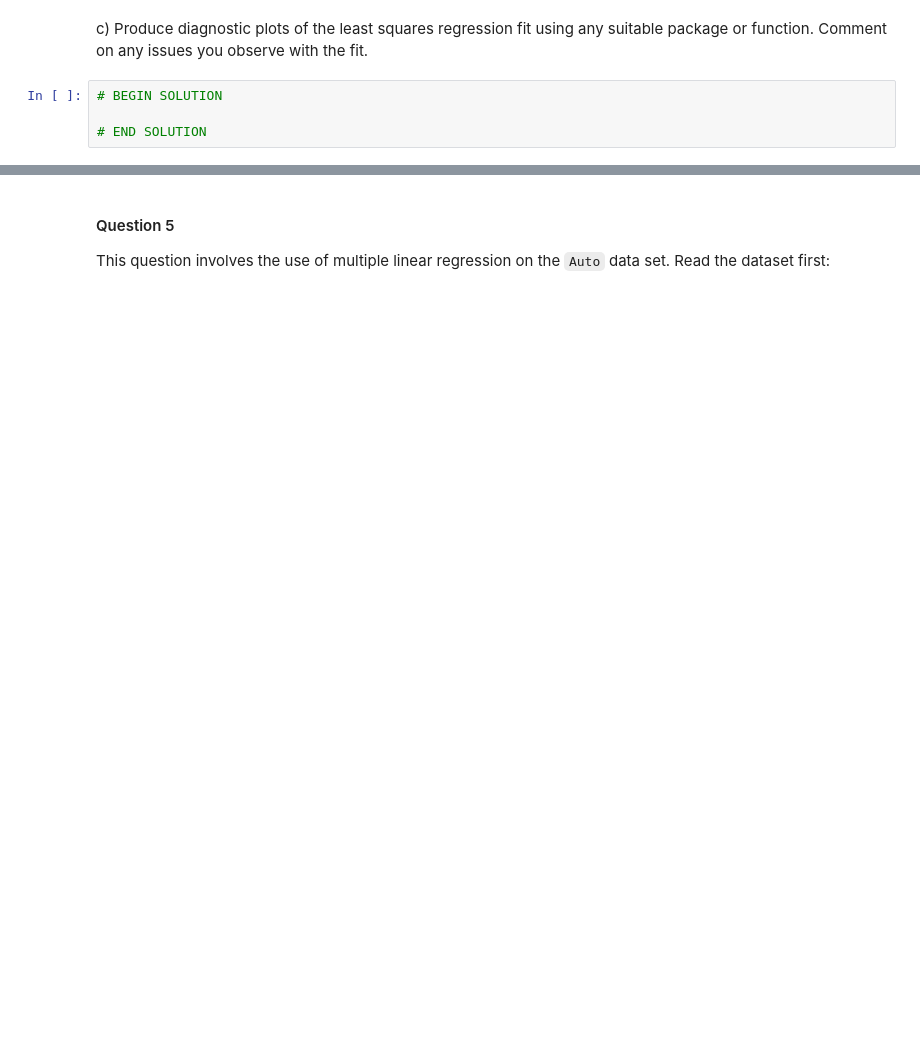
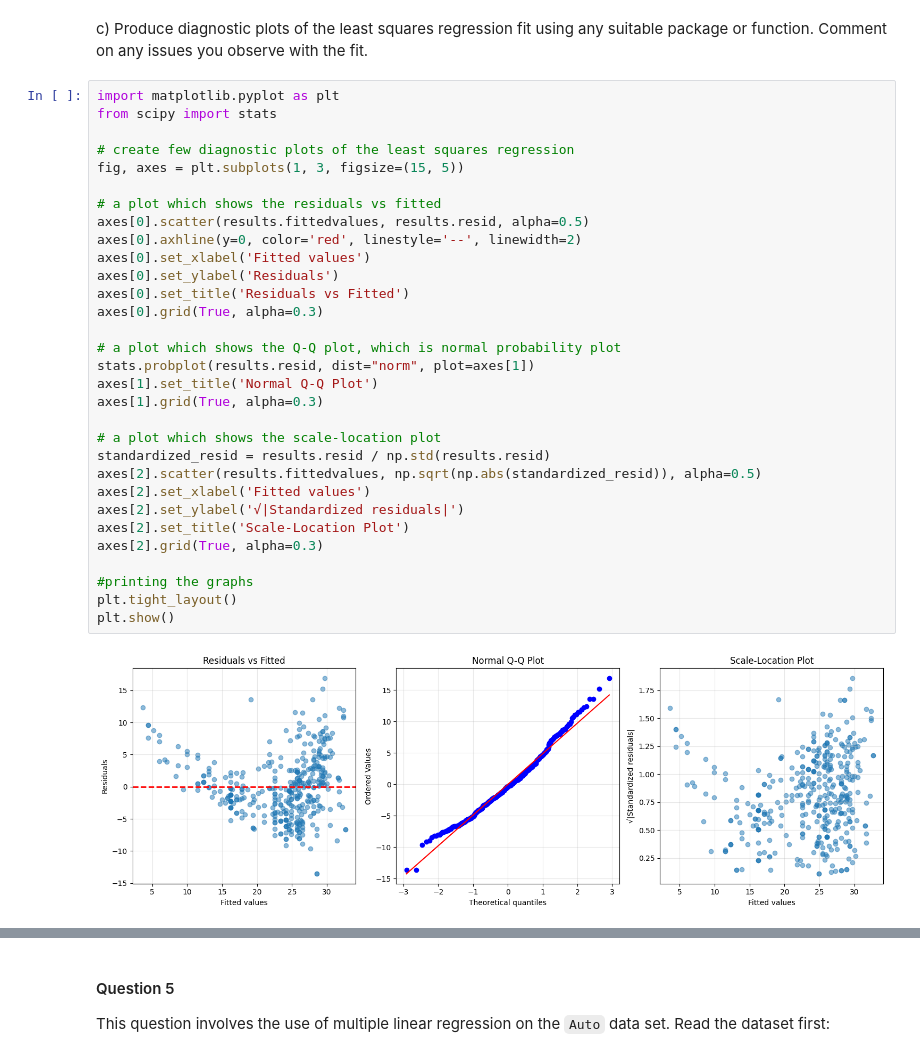
Before and after one commit to YashviKommidi/Machine_learning_26, a Jupyter notebook: INFO521_HW3.ipynb, the cells around one changed output, grey strips where cells are left out. Drawn from its saved outputs; the diff is of its cells as text; blank space fills up the shorter version.

```diff
--- a/INFO521_HW3.ipynb
+++ b/INFO521_HW3.ipynb
@@ -144,6 +262,35 @@ b) Plot the response and the predictor. Display the least squares regression lin
 # %% [markdown]
 c) Produce diagnostic plots of the least squares regression fit using any suitable package or function. Comment on any issues you observe with the fit.
 # %%
-# BEGIN SOLUTION
+import matplotlib.pyplot as plt
+from scipy import stats
 
-# END SOLUTION
+# create few diagnostic plots of the least squares regression
+fig, axes = plt.subplots(1, 3, figsize=(15, 5))
+
+# a plot which shows the residuals vs fitted
+axes[0].scatter(results.fittedvalues, results.resid, alpha=0.5)
+axes[0].axhline(y=0, color='red', linestyle='--', linewidth=2)
+axes[0].set_xlabel('Fitted values')
+axes[0].set_ylabel('Residuals')
+axes[0].set_title('Residuals vs Fitted')
+axes[0].grid(True, alpha=0.3)
+
+# a plot which shows the Q-Q plot, which is normal probability plot
+stats.probplot(results.resid, dist="norm", plot=axes[1])
+axes[1].set_title('Normal Q-Q Plot')
+axes[1].grid(True, alpha=0.3)
+
+# a plot which shows the scale-location plot
+standardized_resid = results.resid / np.std(results.resid)
+axes[2].scatter(results.fittedvalues, np.sqrt(np.abs(standardized_resid)), alpha=0.5)
+axes[2].set_xlabel('Fitted values')
+axes[2].set_ylabel('√|Standardized residuals|')
+axes[2].set_title('Scale-Location Plot')
+axes[2].grid(True, alpha=0.3)
+
+#printing the graphs
+plt.tight_layout()
+plt.show()
+# %% [output]
+[figure, added]
```
Also changed, not shown: parts of 18 cells of this notebook, 1 other file.
